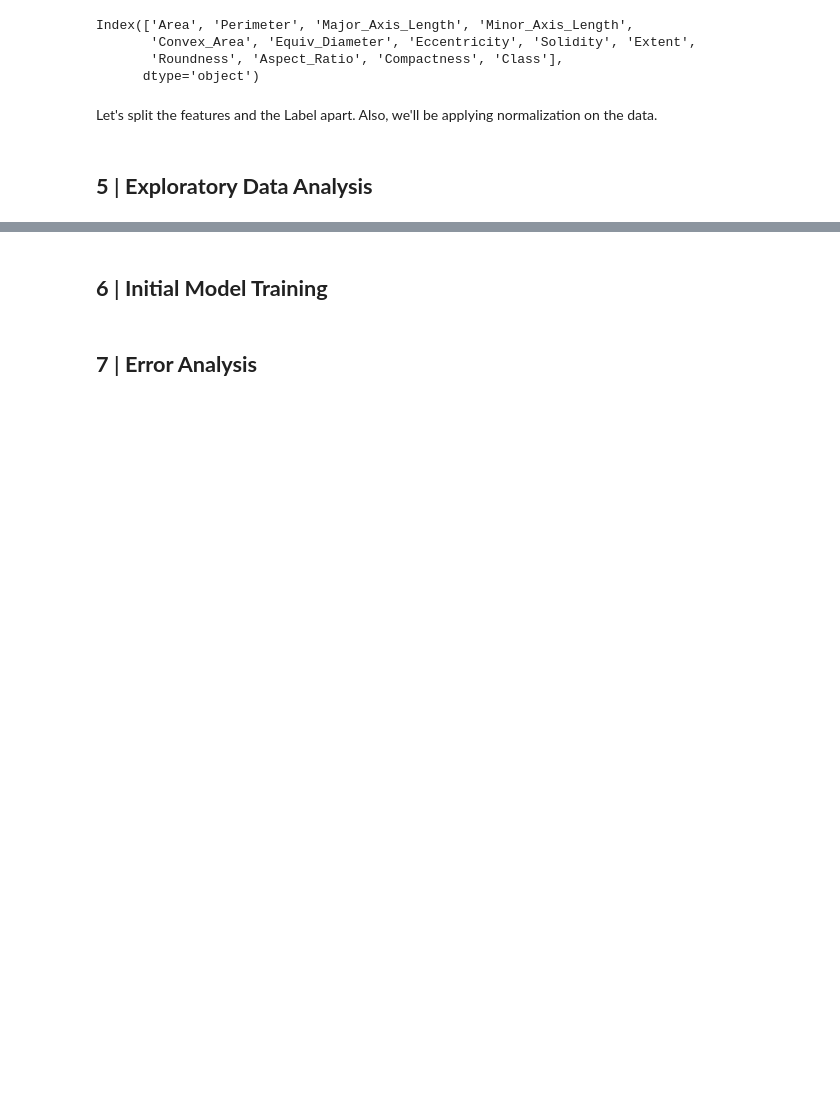
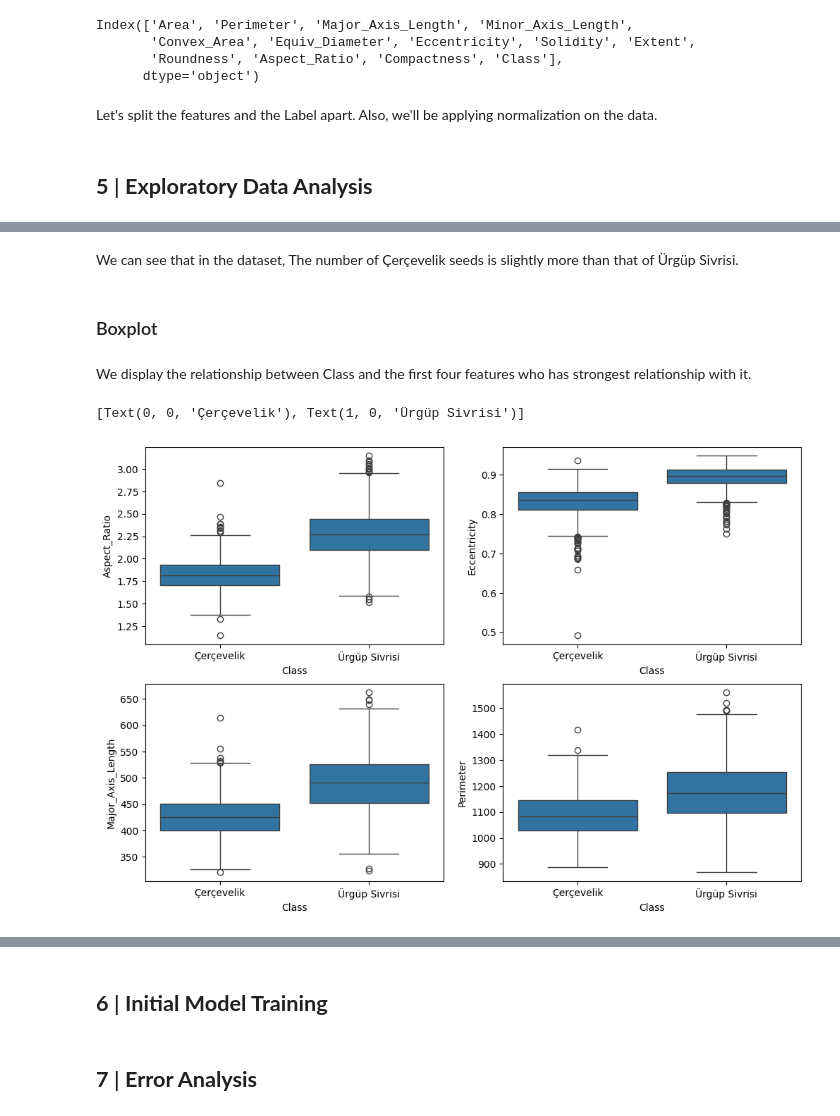
Before and after one commit to stinson122/stintsy_pumpkin, a Jupyter notebook: STINTSY_MLProject_PumpkinSeeds.ipynb, the cells around one changed output, grey strips where cells are left out. Drawn from its saved outputs; the diff is of its cells as text; code cells hidden in the pictures; blank space fills up the shorter version.

```diff
--- a/STINTSY_MLProject_PumpkinSeeds.ipynb
+++ b/STINTSY_MLProject_PumpkinSeeds.ipynb
@@ -146,0 +190,32 @@ X = scaler.fit_transform(X)
+# %% [markdown]
+We can see that in the dataset, The number of Çerçevelik seeds is slightly more than that of Ürgüp Sivrisi.
+# %% [markdown]
+### Boxplot
+# %% [markdown]
+We display the relationship between Class and the first four features who has strongest relationship with it.
+# %%
+# Boxplot
+f = plt.figure(figsize=(12,8))
+
+plt.subplot(2,2,1)
+# Aspect_Ration vs Class
+a=sns.boxplot(data=df,x='Class',y='Aspect_Ratio')
+a.set_xticklabels(["Çerçevelik", "Ürgüp Sivrisi"])
+
+plt.subplot(2,2,2)
+# Eccentricity vs Class
+b=sns.boxplot(data=df,x='Class',y='Eccentricity')
+b.set_xticklabels(["Çerçevelik", "Ürgüp Sivrisi"])
+
+plt.subplot(2,2,3)
+# Major_Axis_Length vs Class
+c=sns.boxplot(data=df,x='Class',y='Major_Axis_Length')
+c.set_xticklabels(["Çerçevelik", "Ürgüp Sivrisi"])
+
+plt.subplot(2,2,4)
+# Perimeter vs Class
+d=sns.boxplot(data=df,x='Class',y='Perimeter')
+d.set_xticklabels(["Çerçevelik", "Ürgüp Sivrisi"])
+# %% [output]
+[Text(0, 0, 'Çerçevelik'), Text(1, 0, 'Ürgüp Sivrisi')]
+[figure, added]
```
Also changed, not shown: parts of 15 cells of this notebook.
